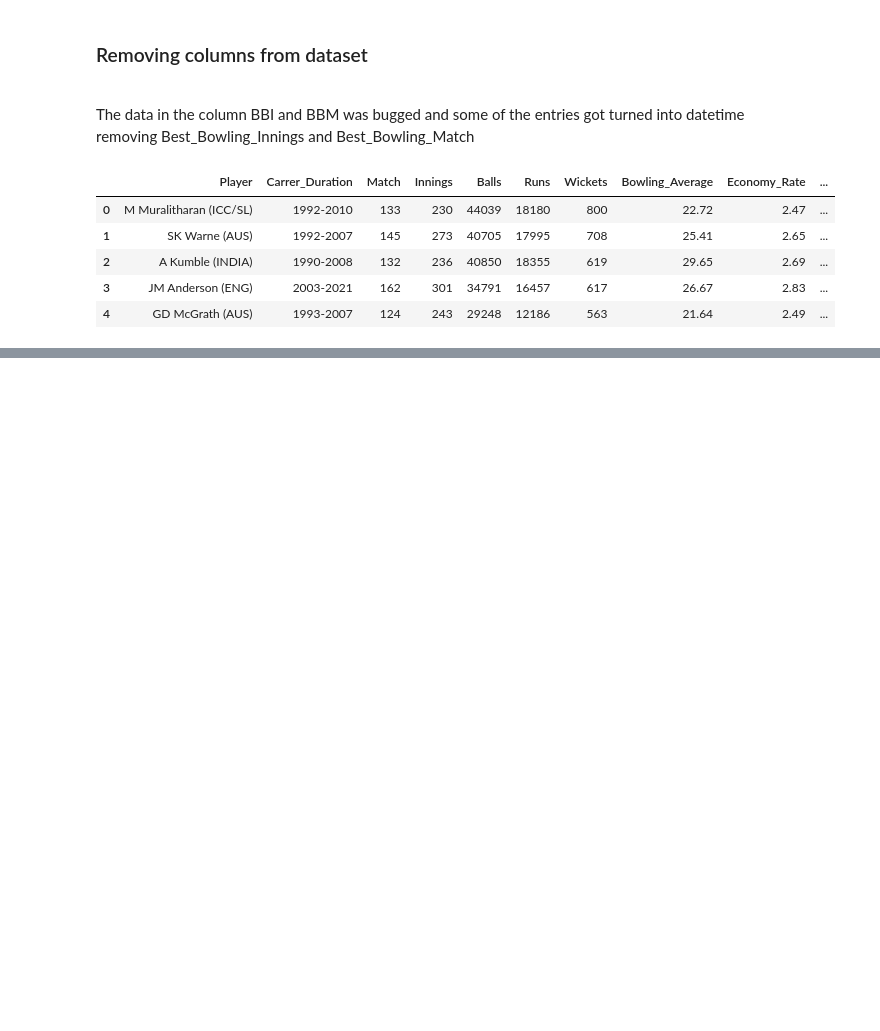
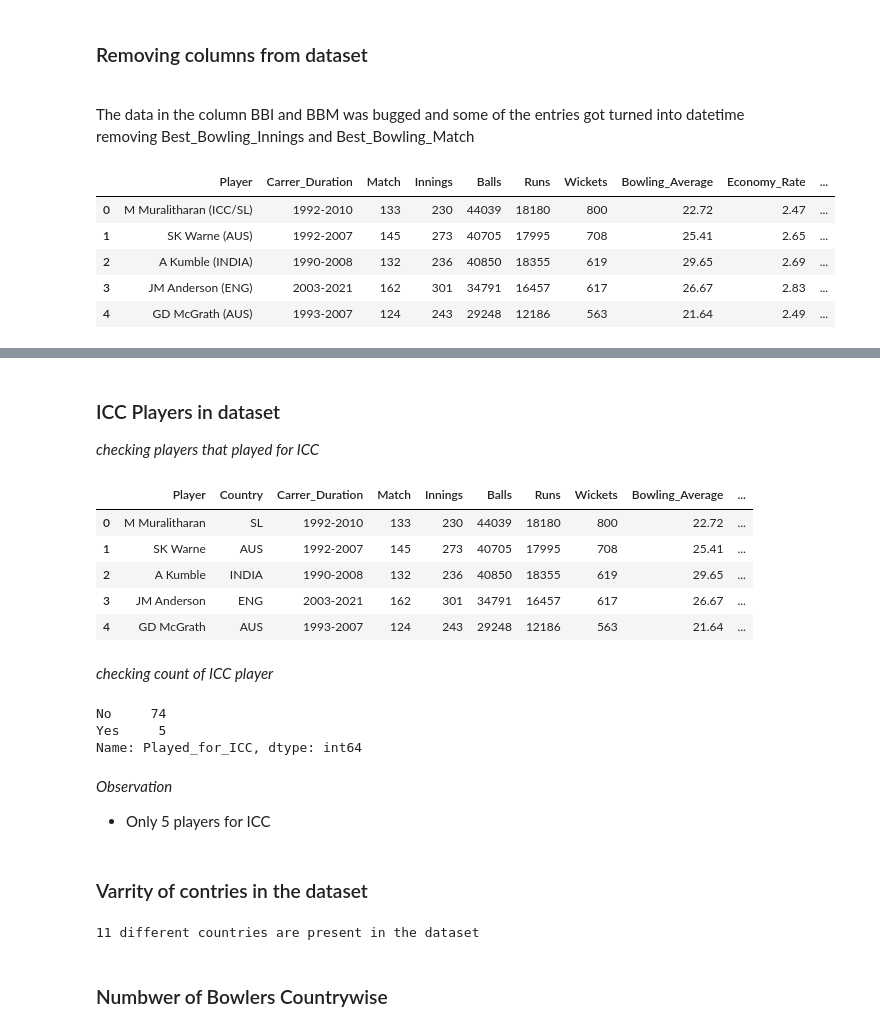
Before and after one commit to zintesar/test_cricket_analysis, a Jupyter notebook: test_cricket_analysis.ipynb, the cells around one changed output, grey strips where cells are left out. Drawn from its saved outputs; the diff is of its cells as text; code cells hidden in the pictures; blank space fills up the shorter version.

```diff
--- a/test_cricket_analysis.ipynb
+++ b/test_cricket_analysis.ipynb
@@ -162,0 +198,46 @@ display(df.head())
+# %% [markdown]
+### ICC Players in dataset
+*checking players that played for ICC*
+# %%
+#filter function
+def ICC(x):
+    if "ICC" in x:
+        return "Yes"
+    else:
+        return "No"
+
+#using filter function to check
+df['Played_for_ICC'] = df['Country'].apply(ICC)
+
+#removing "ICC/" from string of country column
+df['Country'] = df['Country'].str.replace("ICC/","", regex=True)
+display(df.head(5))
+# %% [output]
+|  | Player | Country | Carrer_Duration | Match | Innings | Balls | Runs | Wickets | Bowling_Average | ... |
+| 0 | M Muralitharan | SL | 1992-2010 | 133 | 230 | 44039 | 18180 | 800 | 22.72 | ... |
+| 1 | SK Warne | AUS | 1992-2007 | 145 | 273 | 40705 | 17995 | 708 | 25.41 | ... |
+| 2 | A Kumble | INDIA | 1990-2008 | 132 | 236 | 40850 | 18355 | 619 | 29.65 | ... |
+| 3 | JM Anderson | ENG | 2003-2021 | 162 | 301 | 34791 | 16457 | 617 | 26.67 | ... |
+| 4 | GD McGrath | AUS | 1993-2007 | 124 | 243 | 29248 | 12186 | 563 | 21.64 | ... |
+# %% [markdown]
+*checking count of ICC player*
+# %%
+print(df['Played_for_ICC'].value_counts())
+# %% [output]
+No     74
+Yes     5
+Name: Played_for_ICC, dtype: int64
+# %% [markdown]
+*Observation*
+- Only 5 players for ICC
+# %% [markdown]
+### Varrity of contries in the dataset
+# %%
+# no. of countries
+varity_countries=len(df['Country'].unique())
+
+print(varity_countries, "different countries are present in the dataset")
+# %% [output]
+11 different countries are present in the dataset
+# %% [markdown]
+### Numbwer of Bowlers Countrywise
```
Also changed, not shown: parts of 25 cells of this notebook.
